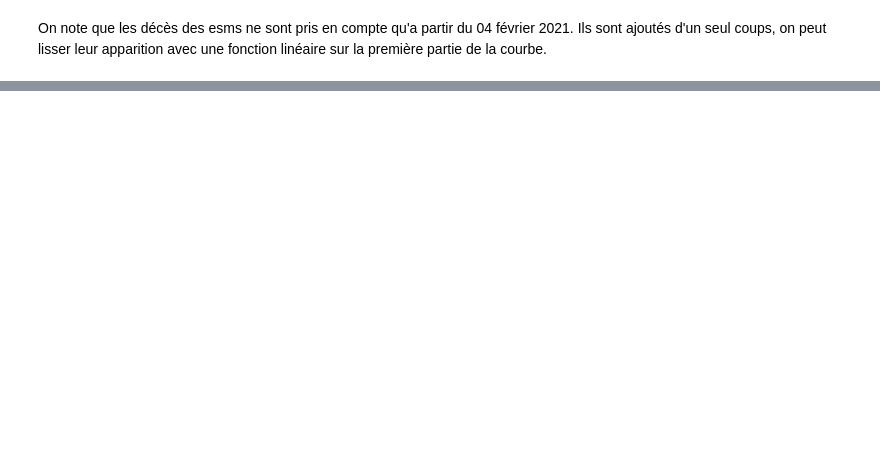
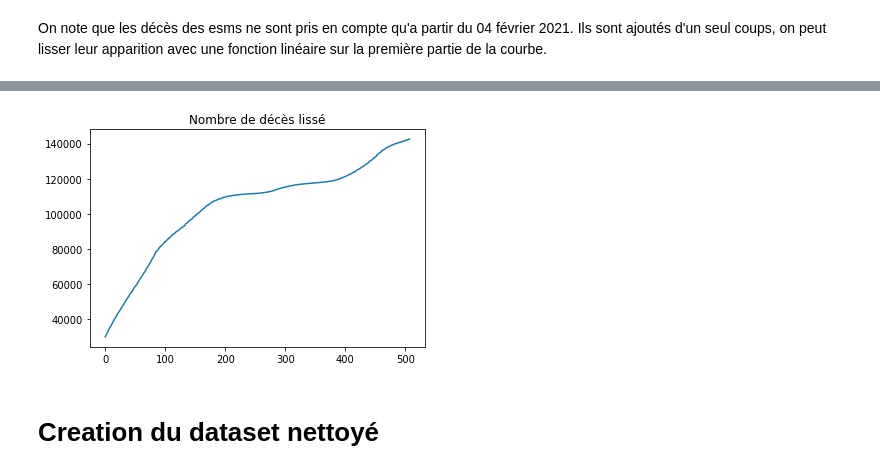
Before and after one commit to Louis-desc/Intelligence-artificielle, a Jupyter notebook: analyse.ipynb, the cells around one changed output, grey strips where cells are left out. Drawn from its saved outputs; the diff is of its cells as text; code cells hidden in the pictures; blank space fills up the shorter version.

```diff
--- a/analyse.ipynb
+++ b/analyse.ipynb
@@ -94,3 +102,12 @@ print(table['dc_tot'].loc[379]-table['dc_tot'].loc[378])
 23676.0
 # %% [markdown]
 On note que les décès des esms ne sont pris en compte qu'a partir du 04 février 2021. Ils sont ajoutés d'un seul coups, on peut lisser leur apparition avec une fonction linéaire sur la première partie de la courbe.
+# %%
+#len(table.loc[:379])
+# 86
+#23383 //86
+# 271
+for i in range(85):
+    table["dc_tot"].iloc[i] += 271*i
+
+print(table.loc[378:379])
@@ -96,0 +126,8 @@ On note que les décès des esms ne sont pris en compte qu'a partir du 04 févri
+# %%
+plt.plot(range(508),table['dc_tot'])
+plt.title("Nombre de décès lissé")
+plt.show()
+# %% [output]
+[figure, added]
+# %% [markdown]
+# Creation du dataset nettoyé
```
Also changed, not shown: parts of 6 cells of this notebook, 13 other files.
